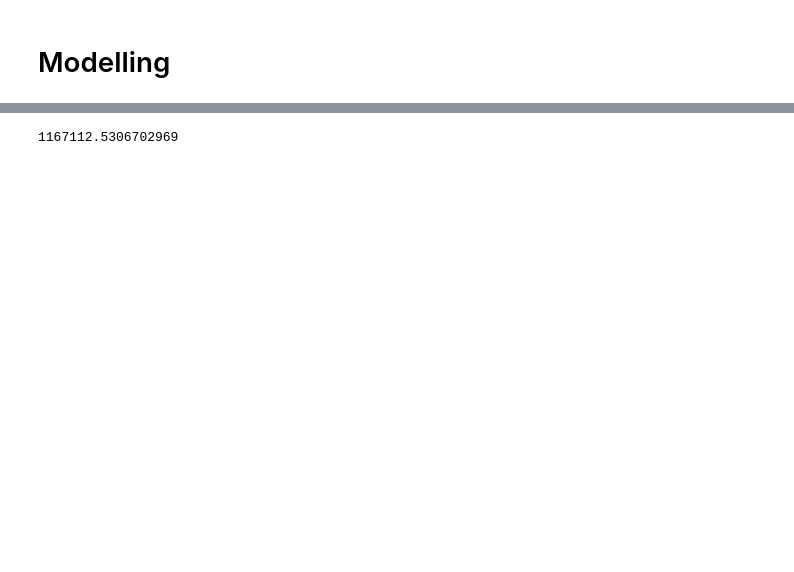
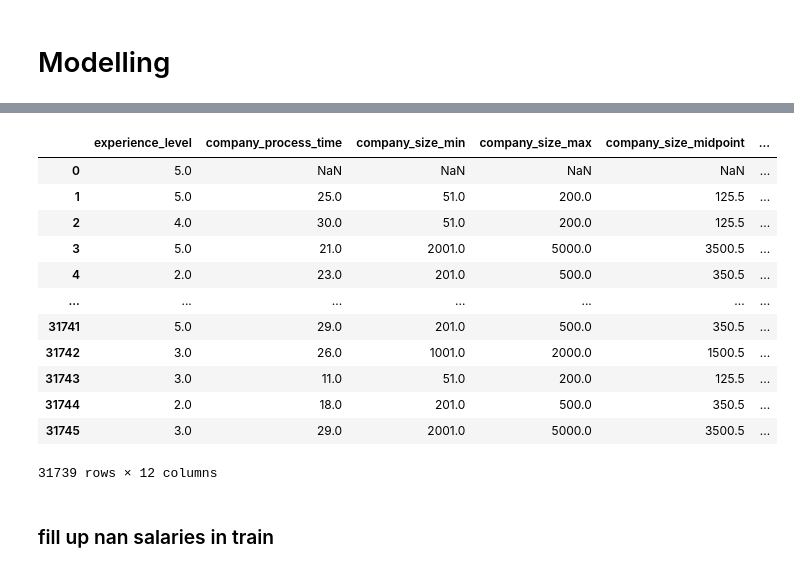
Before and after one commit to imavv/FINDIT_2022, a Jupyter notebook: findit ama.ipynb, the cells around one changed output, grey strips where cells are left out. Cells and saved outputs as stored; diff of their text form; code cells hidden in the pictures; blank space fills up the shorter version.

```diff
--- a/findit ama.ipynb
+++ b/findit ama.ipynb
@@ -258,3 +285,12 @@ del test_cat['job_function']
+# %%
+has_asuransi_tr = train_other['job_benefits'].map(lambda x: int('asuransi' in x.lower()) if not pd.isna(x) else x)
+train_other['benefit_asuransi'] = has_asuransi_tr
+
+has_asuransi_ts = test_other['job_benefits'].map(lambda x: int('asuransi' in x.lower()) if not pd.isna(x) else x)
+test_other['benefit_asuransi'] = has_asuransi_ts
+# %%
+train_other.drop(['job_title', 'job_benefits', 'job_description'], axis=1, inplace=True)
+test_other.drop(['job_title', 'job_benefits', 'job_description'], axis=1, inplace=True)
 # %% [markdown]
 # Data Preprocessing
 # %%
@@ -302,10 +341,15 @@ train_cat.head()
 # %% [markdown]
 #### delete some columns
 # %%
-train_cat.drop(['location', 'job_function_specific'], axis=1, inplace=True)
-test_cat.drop(['location', 'job_function_specific'], axis=1, inplace=True)
+train_cat.drop(['location',
+                'job_function_specific',
+               ], axis=1, inplace=True)
+
+test_cat.drop(['location',
+               'job_function_specific',
+              ], axis=1, inplace=True)
 # %% [markdown]
 #### combine all cols again
 # %%
-train_pp = pd.concat([train_num, train_cat, train_df[['id', 'salary']]], axis=1)
-test_pp = pd.concat([test_num, test_cat], axis=1)
+train_pp = pd.concat([train_num, train_cat, train_other, train_df[['id', 'salary']]], axis=1)
+test_pp = pd.concat([test_num, test_cat, test_other], axis=1)
@@ -364,8 +365,0 @@ train_pp_y = train_pp['salary']
-# %%
-# XGB Regressor - Semi Supervised
-xgb = XGBRegressor(n_estimators=300, objective='reg:squarederror', random_state=69)
-xgb.fit(train_pp_X, train_pp_y)
-val = cross_val_score(xgb, train_pp_X, train_pp_y, scoring='neg_root_mean_squared_error', cv=5)
-print(np.mean(val*-1))
-# %% [output]
-1167112.5306702969
@@ -378,0 +366,18 @@ sample_sub.to_csv('xgb basic v2 midpoint.csv', index=False)
+# %%
+train_pp
+# %% [output]
+|  | experience_level | company_process_time | company_size_min | company_size_max | company_size_midpoint | ... |
+| 0 | 5.0 | NaN | NaN | NaN | NaN | ... |
+| 1 | 5.0 | 25.0 | 51.0 | 200.0 | 125.5 | ... |
+| 2 | 4.0 | 30.0 | 51.0 | 200.0 | 125.5 | ... |
+| 3 | 5.0 | 21.0 | 2001.0 | 5000.0 | 3500.5 | ... |
+| 4 | 2.0 | 23.0 | 201.0 | 500.0 | 350.5 | ... |
+| ... | ... | ... | ... | ... | ... | ... |
+| 31741 | 5.0 | 29.0 | 201.0 | 500.0 | 350.5 | ... |
+| 31742 | 3.0 | 26.0 | 1001.0 | 2000.0 | 1500.5 | ... |
+| 31743 | 3.0 | 11.0 | 51.0 | 200.0 | 125.5 | ... |
+| 31744 | 2.0 | 18.0 | 201.0 | 500.0 | 350.5 | ... |
+| 31745 | 3.0 | 29.0 | 2001.0 | 5000.0 | 3500.5 | ... |
+31739 rows × 12 columns
+# %% [markdown]
+### fill up nan salaries in train
```
Also changed, not shown: parts of 57 cells of this notebook, 10 other files.
